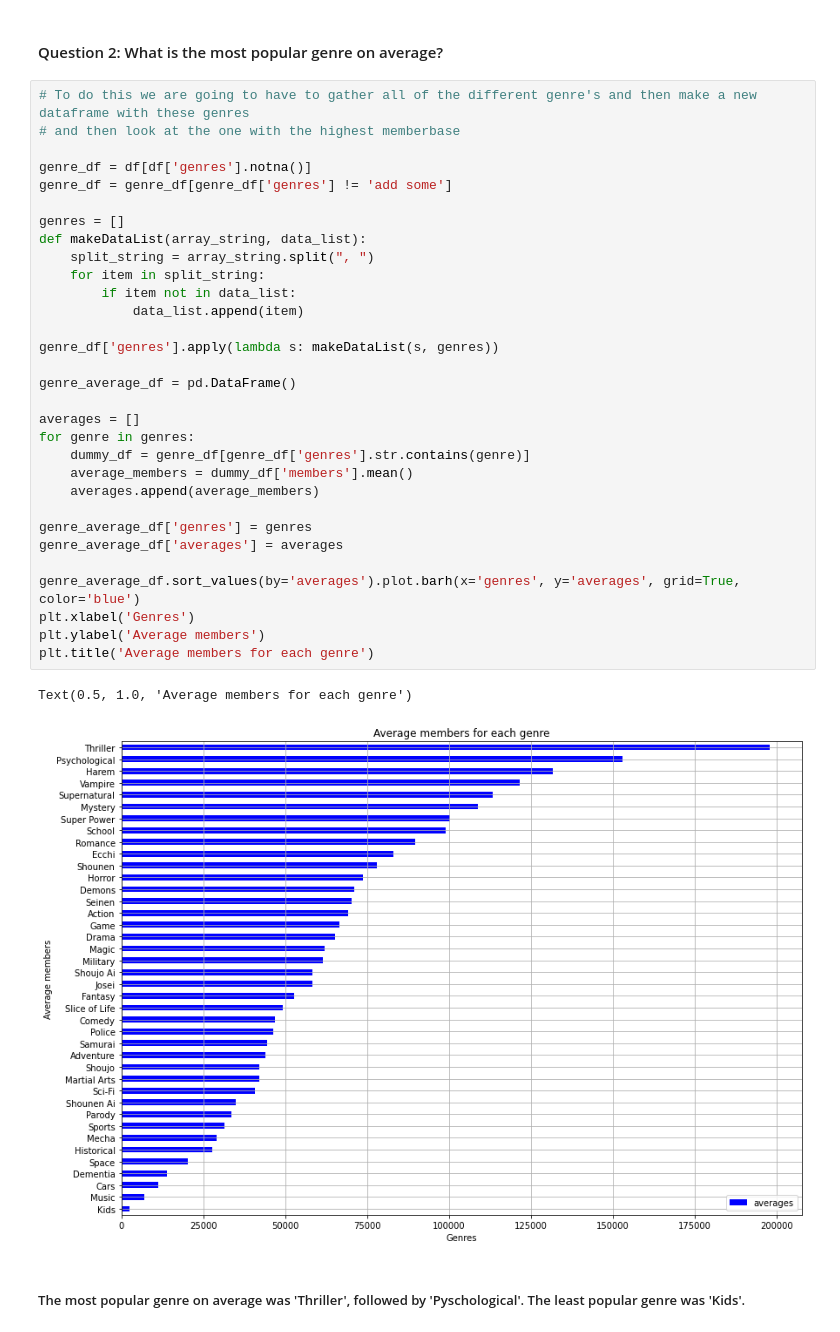
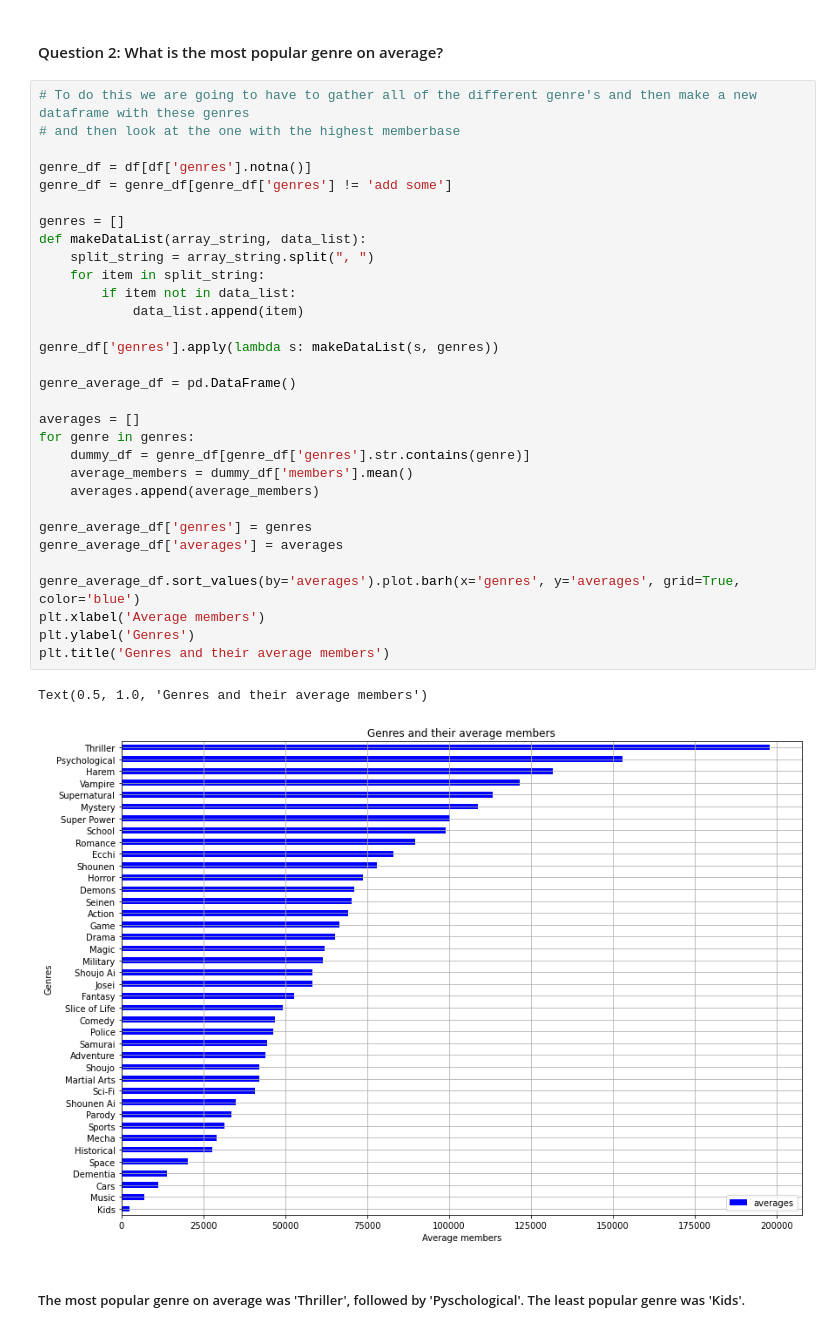
Before and after one commit to OsbornAI/Anime-Recommendation-Engine, a Jupyter notebook: Anime Analysis.ipynb, the cells around one changed output. Cells and saved outputs as stored; diff of their text form.

```diff
--- a/Anime Analysis.ipynb
+++ b/Anime Analysis.ipynb
@@ -333,37 +339,37 @@ Length: 5269, dtype: float64
 # %%
 # To do this we are going to have to gather all of the different genre's and then make a new dataframe with these genres
 # and then look at the one with the highest memberbase
 
 genre_df = df[df['genres'].notna()]
 genre_df = genre_df[genre_df['genres'] != 'add some']
 
 genres = []
 def makeDataList(array_string, data_list):
     split_string = array_string.split(", ")
     for item in split_string:
         if item not in data_list:
             data_list.append(item)
 
 genre_df['genres'].apply(lambda s: makeDataList(s, genres))
 
 genre_average_df = pd.DataFrame()
 
 averages = []
 for genre in genres:
     dummy_df = genre_df[genre_df['genres'].str.contains(genre)]
     average_members = dummy_df['members'].mean()
     averages.append(average_members)
 
 genre_average_df['genres'] = genres
 genre_average_df['averages'] = averages
 
 genre_average_df.sort_values(by='averages').plot.barh(x='genres', y='averages', grid=True, color='blue')
-plt.xlabel('Genres')
-plt.ylabel('Average members')
-plt.title('Average members for each genre')
+plt.xlabel('Average members')
+plt.ylabel('Genres')
+plt.title('Genres and their average members')
 # %% [output]
-Text(0.5, 1.0, 'Average members for each genre')
+Text(0.5, 1.0, 'Genres and their average members')
-[figure, old version]
+[figure, new version]
 # %% [markdown]
 ##### The most popular genre on average was 'Thriller', followed by 'Pyschological'. The least popular genre was 'Kids'.
 # %% [markdown]
```
Also changed, not shown: parts of 24 cells of this notebook, 1 other file.
